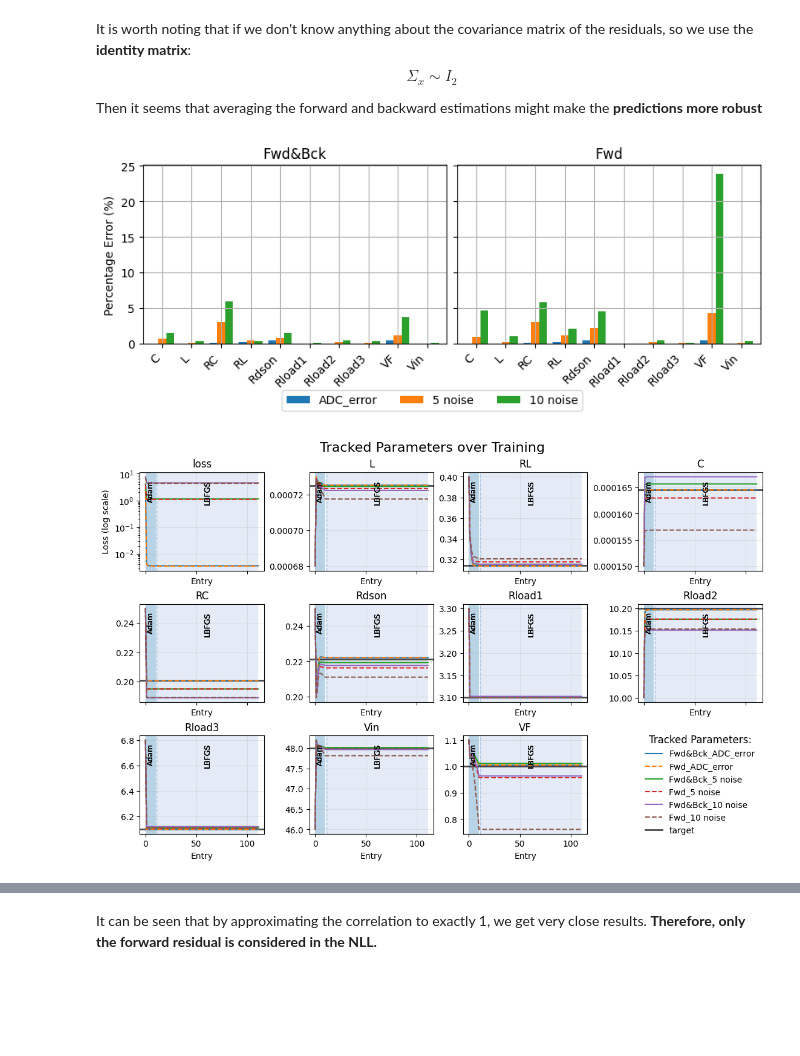
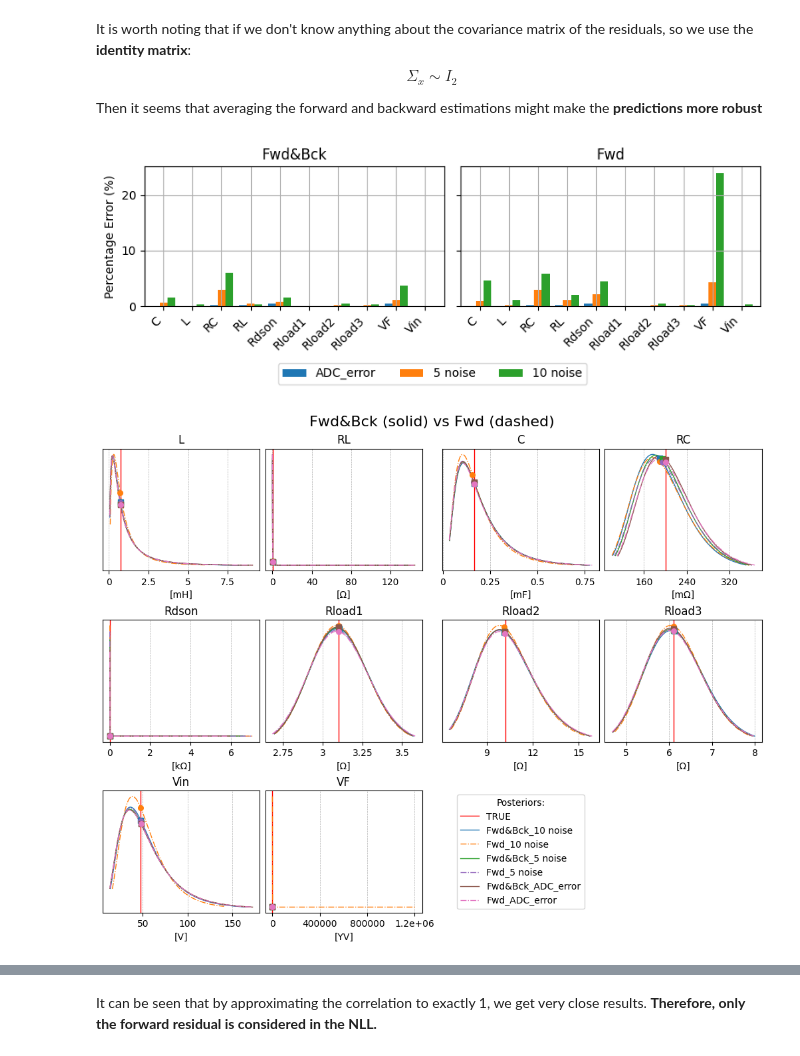
Before and after one commit to jtom95/pinn_buck_converter, a Jupyter notebook: NOTEBOOKS/02_fit_posterior_with_residuals.ipynb, the cells around one changed output, grey strips where cells are left out. Drawn from its saved outputs; the diff is of its cells as text; code cells hidden in the pictures; blank space fills up the shorter version.

```diff
--- a/NOTEBOOKS/02_fit_posterior_with_residuals.ipynb
+++ b/NOTEBOOKS/02_fit_posterior_with_residuals.ipynb
@@ -660,36 +666,41 @@ from pinn_buck.model_results.history import TrainingHistory
 from pinn_buck.model_results.ploting_comparisons import ResultsComparerTwo
 # from pinn_buck.plot_aux import place_shared_legend
 
 out_directory = Path.cwd().parent / "RESULTS" / "LIKELIHOODS"
 directory_dict = {
     "Fwd&Bck": out_directory / "FWD&BCK_EYE",
     "Fwd": out_directory / "FWD_EYE",
 }
 
 rc = ResultsComparerTwo.from_dirs(directory_dict)
 
 # Choose the labels you care about (ints map via the default dict; strings work too)
 labels = ("ADC_error", "5 noise", "10 noise")
 
 # Final % error comparison (side-by-side)
 fig, ax = rc.plot_comparison(
-    labels=labels, target=TRUE_PARAMS, select_lowest_loss=True, legend_bbox_to_anchor_vertical=-0.1
+    labels=labels, target=TRUE_PARAMS, select_lowest_loss=True, legend_bottom_inch=0.1
 );
 
 # Optional: tracked parameters for specific curves
 
 
-fig, axes = rc.plot_tracked(target=TRUE_PARAMS, labels=labels);
+# fig, axes = rc.plot_tracked(target=TRUE_PARAMS, labels=labels);
 
 laplace_comparer = LaplaceResultsComparer.from_dirs(directory_dict)
 laplace_comparer.plot_posteriors_grid(
-    skip_labels=("ADC_error",),
+    # skip_labels=("ADC_error",),
     ncols=4,
     # prior_mu=NOMINAL,
     # prior_sigma=PRIOR_SIGMA,
     true_params=TRUE_PARAMS,
-    pdf_interval=(0.1, 0.9)
 );
+# laplace_comparer.plot_ci(
+#     # skip_labels=("ADC_error",),
+#     ncols=4,
+#     true_params=TRUE_PARAMS,
+#     figsize=(8, 6),
+# );
 # %% [output]
-[figure, old version]
+[figure, new version]
-[figure, old version]
+[figure, new version]
```
Also changed, not shown: parts of 2 cells of this notebook, 7 other files.
